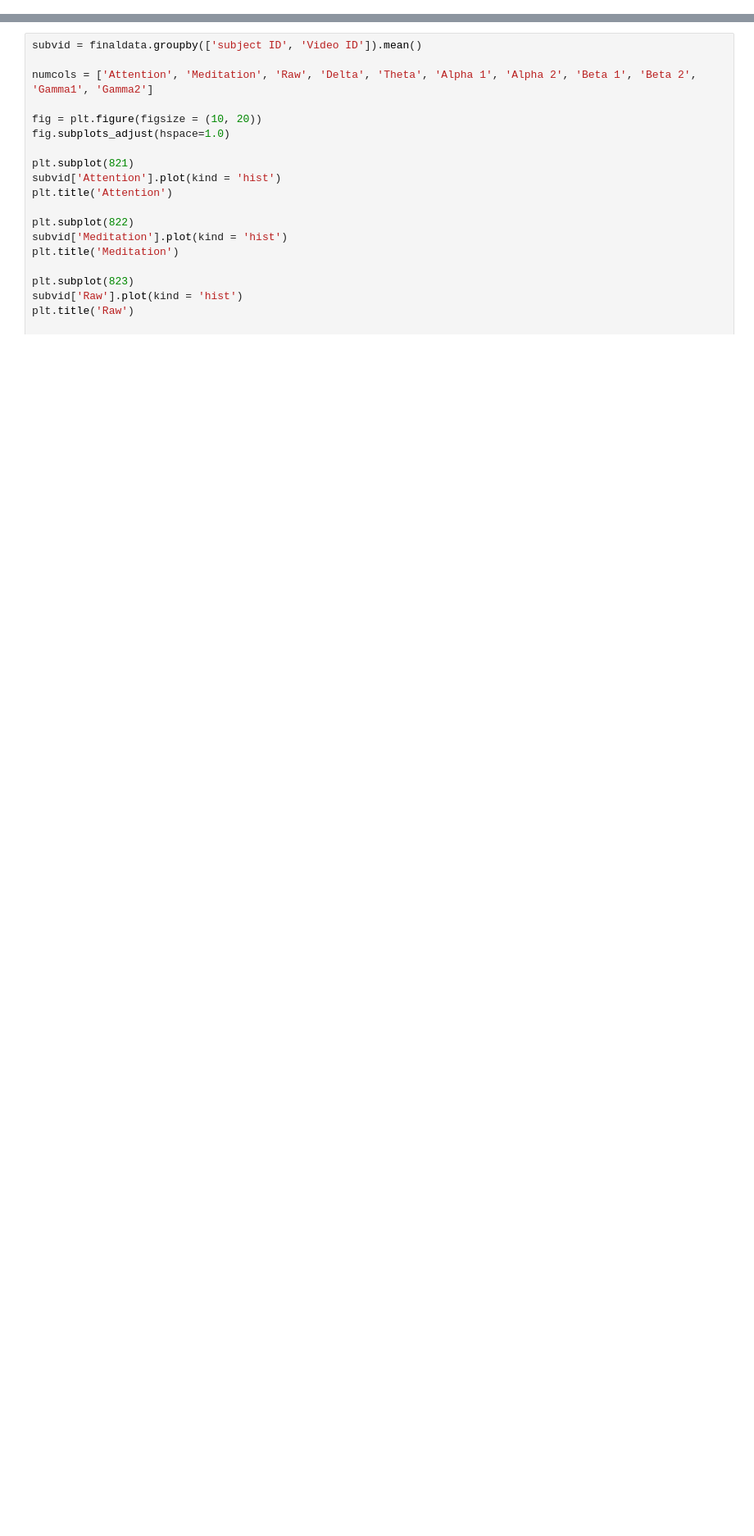
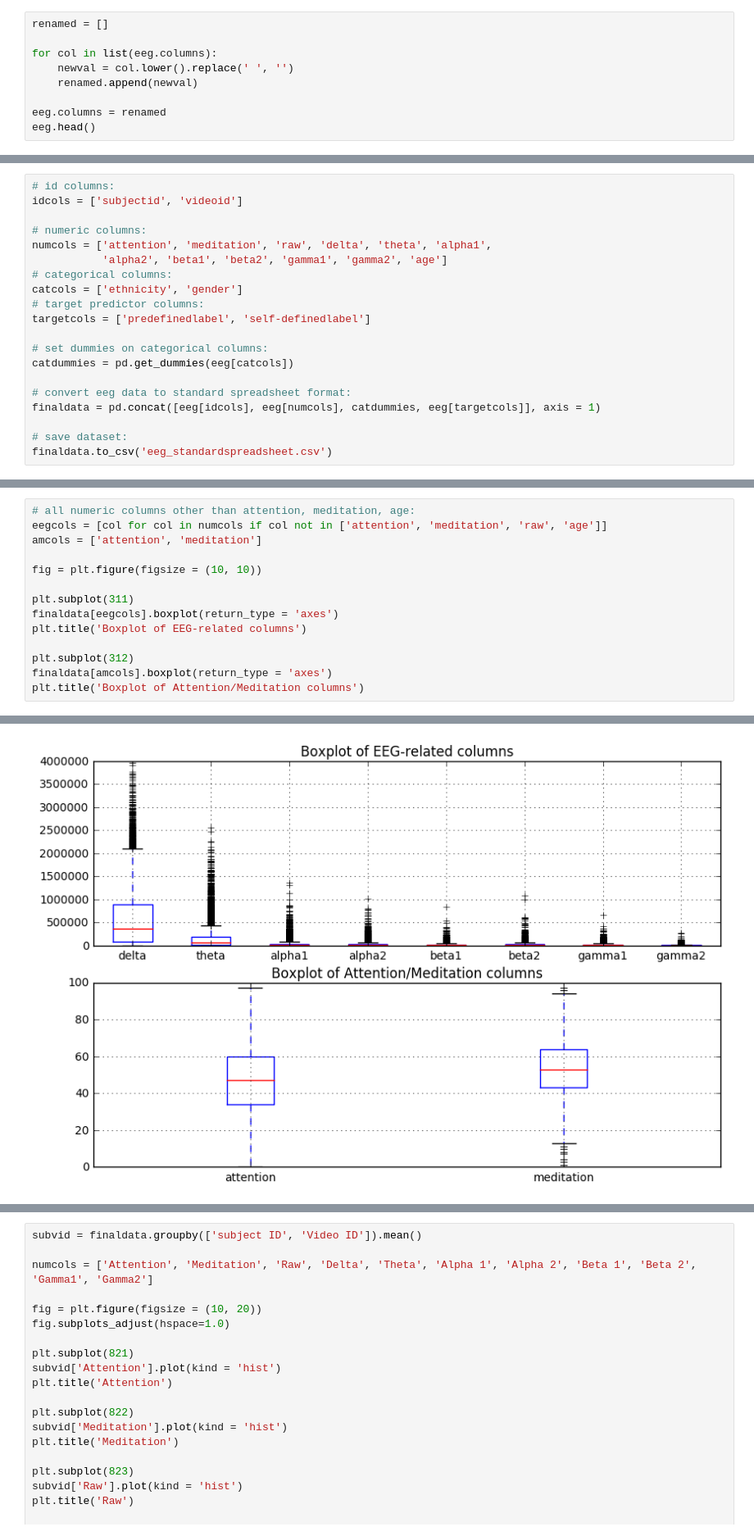
Before and after one commit to kimx3129/CSC529, a Jupyter notebook: csc_529_final_project_clean_transform.ipynb, the cells around one changed output, grey strips where cells are left out. Shown at 82% size. Drawn from its saved outputs; the diff is of its cells as text; blank space fills up the shorter version.

```diff
--- a/csc_529_final_project_clean_transform.ipynb
+++ b/csc_529_final_project_clean_transform.ipynb
@@ -74,0 +19,9 @@ videos['Meditation'].plot(kind='bar')
+# %%
+renamed = []
+
+for col in list(eeg.columns):
+    newval = col.lower().replace(' ', '')
+    renamed.append(newval)
+
+eeg.columns = renamed
+eeg.head()
@@ -74,0 +35,20 @@ videos['Meditation'].plot(kind='bar')
+# %%
+# id columns:
+idcols = ['subjectid', 'videoid']
+
+# numeric columns:
+numcols = ['attention', 'meditation', 'raw', 'delta', 'theta', 'alpha1',
+           'alpha2', 'beta1', 'beta2', 'gamma1', 'gamma2', 'age']
+# categorical columns:
+catcols = ['ethnicity', 'gender']
+# target predictor columns:
+targetcols = ['predefinedlabel', 'self-definedlabel']
+
+# set dummies on categorical columns:
+catdummies = pd.get_dummies(eeg[catcols])
+
+# convert eeg data to standard spreadsheet format:
+finaldata = pd.concat([eeg[idcols], eeg[numcols], catdummies, eeg[targetcols]], axis = 1)
+
+# save dataset:
+finaldata.to_csv('eeg_standardspreadsheet.csv')
@@ -74,0 +57,15 @@ videos['Meditation'].plot(kind='bar')
+# %%
+# all numeric columns other than attention, meditation, age:
+eegcols = [col for col in numcols if col not in ['attention', 'meditation', 'raw', 'age']]
+amcols = ['attention', 'meditation']
+
+fig = plt.figure(figsize = (10, 10))
+
+plt.subplot(311)
+finaldata[eegcols].boxplot(return_type = 'axes')
+plt.title('Boxplot of EEG-related columns')
+
+plt.subplot(312)
+finaldata[amcols].boxplot(return_type = 'axes')
+plt.title('Boxplot of Attention/Meditation columns')
+# %% [output]
@@ -74,0 +73 @@ videos['Meditation'].plot(kind='bar')
+[figure, added]
```
Also changed, not shown: parts of 15 cells of this notebook.
